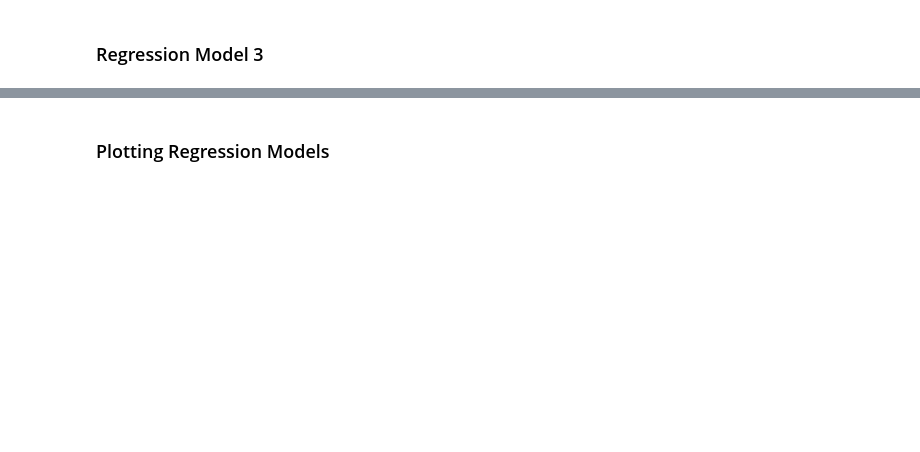
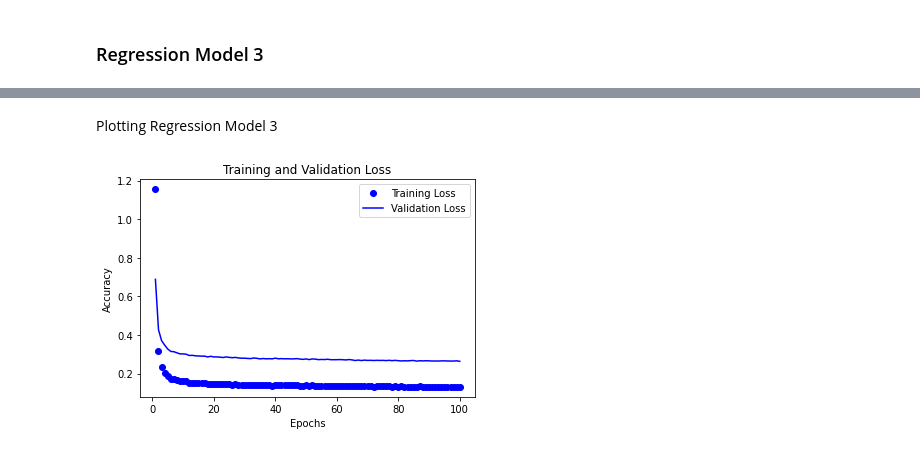
Before and after one commit to powerSeries/NN-projects, a Jupyter notebook: project_1.ipynb, the cells around one changed output, grey strips where cells are left out. Drawn from its saved outputs; the diff is of its cells as text; code cells hidden in the pictures; blank space fills up the shorter version.

```diff
--- a/project_1.ipynb
+++ b/project_1.ipynb
@@ -301,4 +308,10 @@ def build_regmodl3():
   model.compile(optimizer="rmsprop", loss="mse", metrics=["mae"])
   return model;
 
-  regmodl3 = build_regmodl3()
+regmodl3 = build_regmodl3()
+
+regmodl3_history = regmodl3.fit(x=Xtrain, y=train_labels, epochs=100, verbose=2)
+
+regmodl3_loss, regmodl3_mae = regmodl2.evaluate(Xval, val_labels)
+
+regmodl3.summary()
@@ -305,2 +336,6 @@ def build_regmodl3():
-# %% [markdown]
-### Plotting Regression Models
+# %% [markdown]
+Plotting Regression Model 3
+# %%
+plot_model_history(regmodl3_history)
+# %% [output]
+[figure, added]
```
Also changed, not shown: parts of 8 cells of this notebook.
